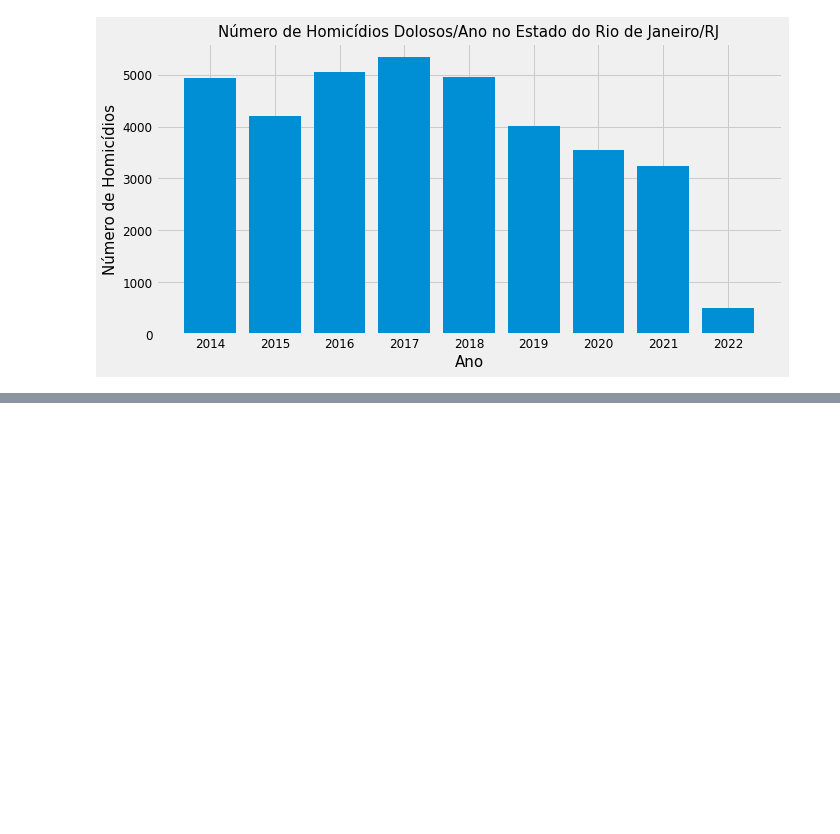
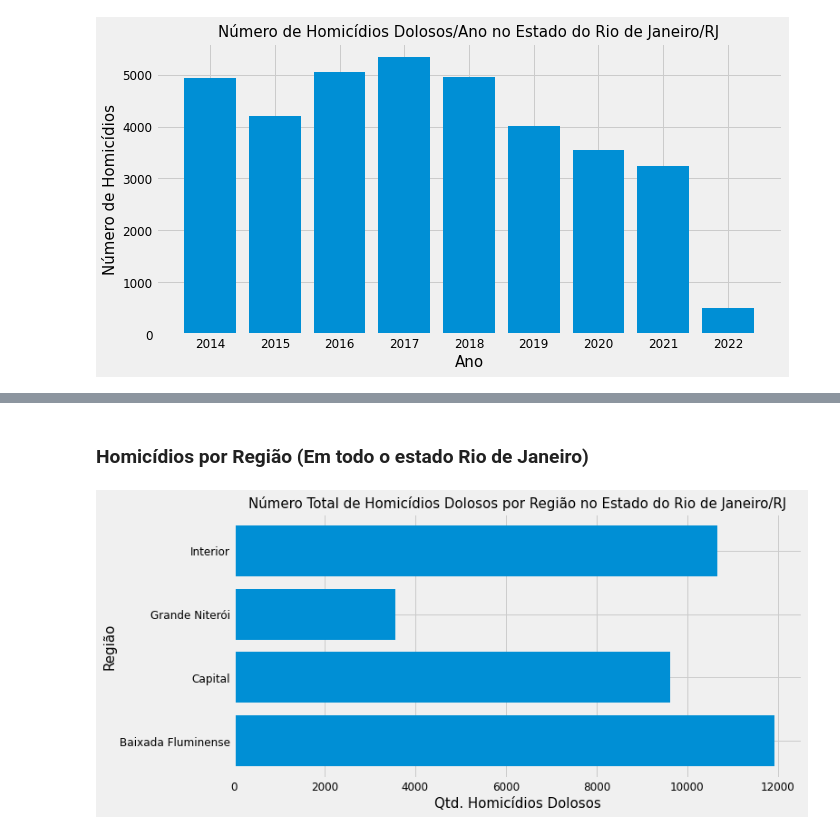
Before and after one commit to Prog-LucasAlves/Analise_Exploratoria_Dados, a Jupyter notebook: AED_01_Seguraca_Publica/seguranca_publica.ipynb, the cells around one changed output, grey strips where cells are left out. Cells and saved outputs as stored; diff of their text form; code cells hidden in the pictures; blank space fills up the shorter version.

```diff
--- a/AED_01_Seguraca_Publica/seguranca_publica.ipynb
+++ b/AED_01_Seguraca_Publica/seguranca_publica.ipynb
@@ -232,0 +251,19 @@ plt.show()
+# %% [markdown]
+###  Homicídios por Região (Em todo o estado Rio de Janeiro)
+# %%
+df_homicidios_regiao = df[['ano','mes','regiao','hom_doloso']]
+df_homicidios_regiao_group = df_homicidios_regiao.groupby(['regiao']).sum()
+df_homicidios_regiao_group.reset_index(inplace=True)
+indice_homicidios_regiao = np.arange(len(df_homicidios_regiao_group['ano']))
+
+plt.style.use('fivethirtyeight')
+plt.figure(figsize=(10,5))
+plt.barh(df_homicidios_regiao_group['regiao'],df_homicidios_regiao_group['hom_doloso'])
+plt.yticks(fontsize=12)
+plt.xticks(fontsize=12)
+plt.xlabel("Qtd. Homicídios Dolosos", fontsize=15) #rotulo eixo X
+plt.ylabel("Região", fontsize=15) #rotulo eixo Y
+plt.title("Número Total de Homicídios Dolosos por Região no Estado do Rio de Janeiro/RJ", fontsize=15) #título do gráfico
+plt.show()
+# %% [output]
+[figure, added]
```
Also changed, not shown: parts of 10 cells of this notebook.
